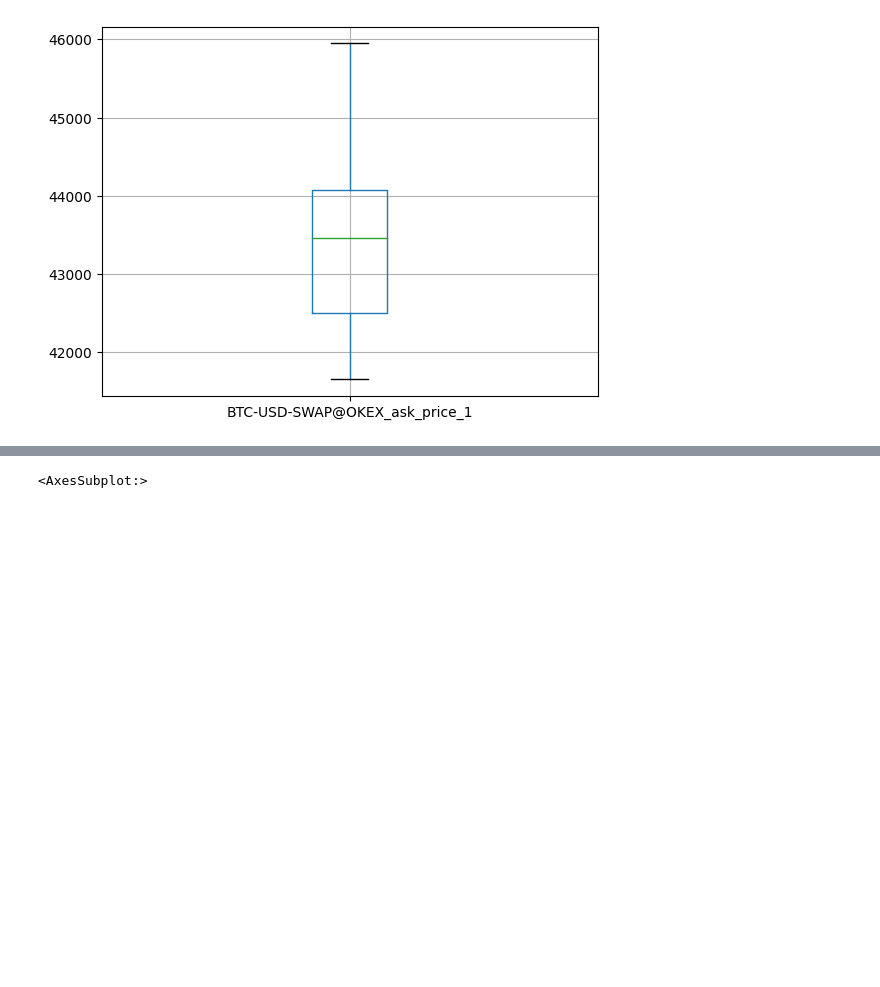
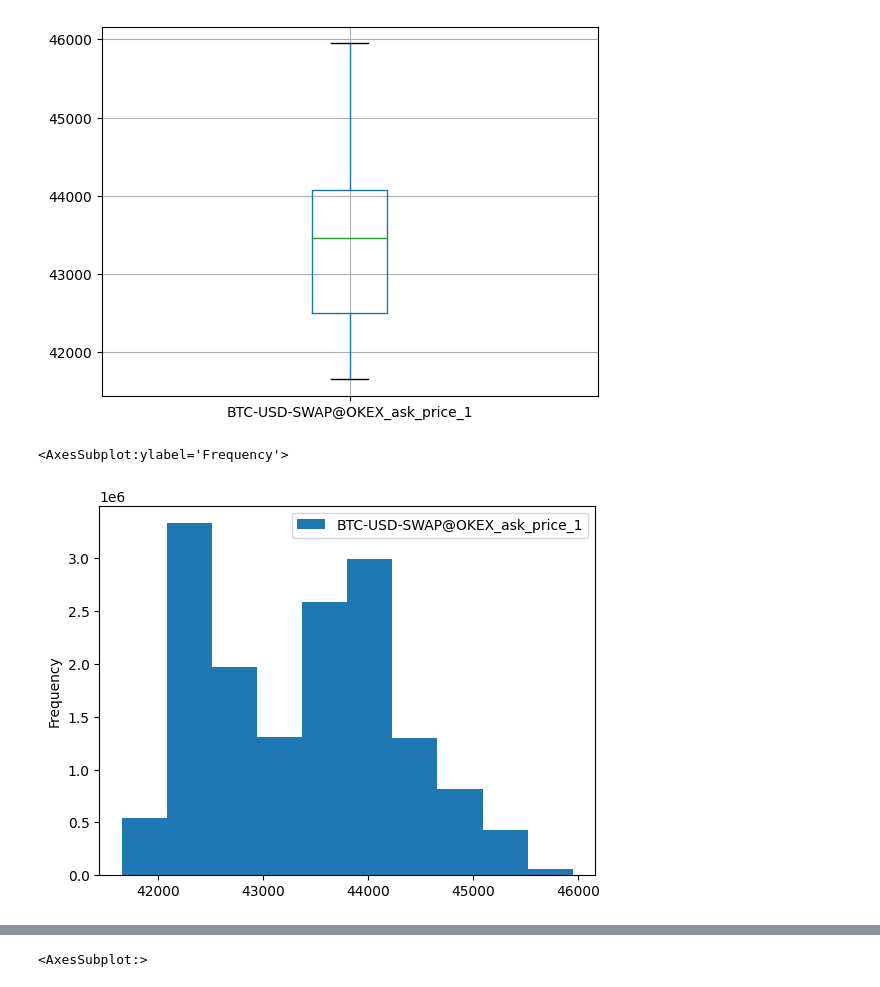
Before and after one commit to varsey/py-sql-test-case, a Jupyter notebook: main.ipynb, the cells around one changed output, grey strips where cells are left out. Cells and saved outputs as stored; diff of their text form; code cells hidden in the pictures; blank space fills up the shorter version.

```diff
--- a/main.ipynb
+++ b/main.ipynb
@@ -74,3 +76,8 @@ exchange_data.boxplot(column='BTC-USD-SWAP@OKEX_ask_price_1')
 # %% [output]
 <AxesSubplot:>
 [figure]
+# %%
+exchange_data[['BTC-USD-SWAP@OKEX_ask_price_1']].plot.hist()
+# %% [output]
+<AxesSubplot:ylabel='Frequency'>
+[figure, added]
```
Also changed, not shown: parts of 9 cells of this notebook.
